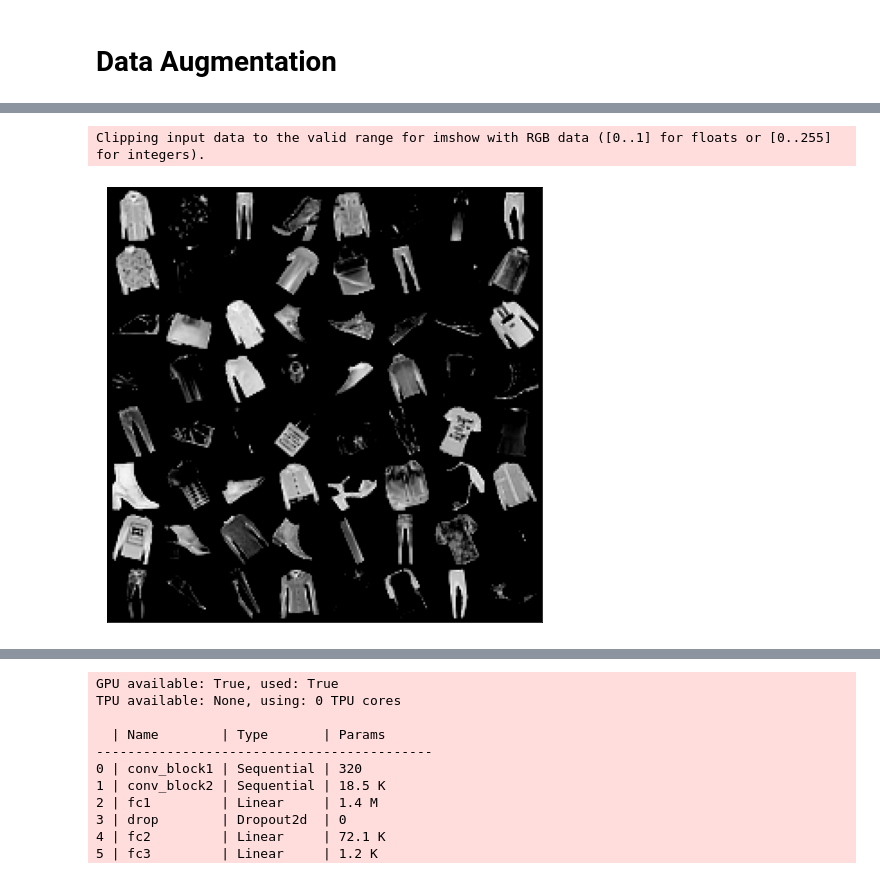
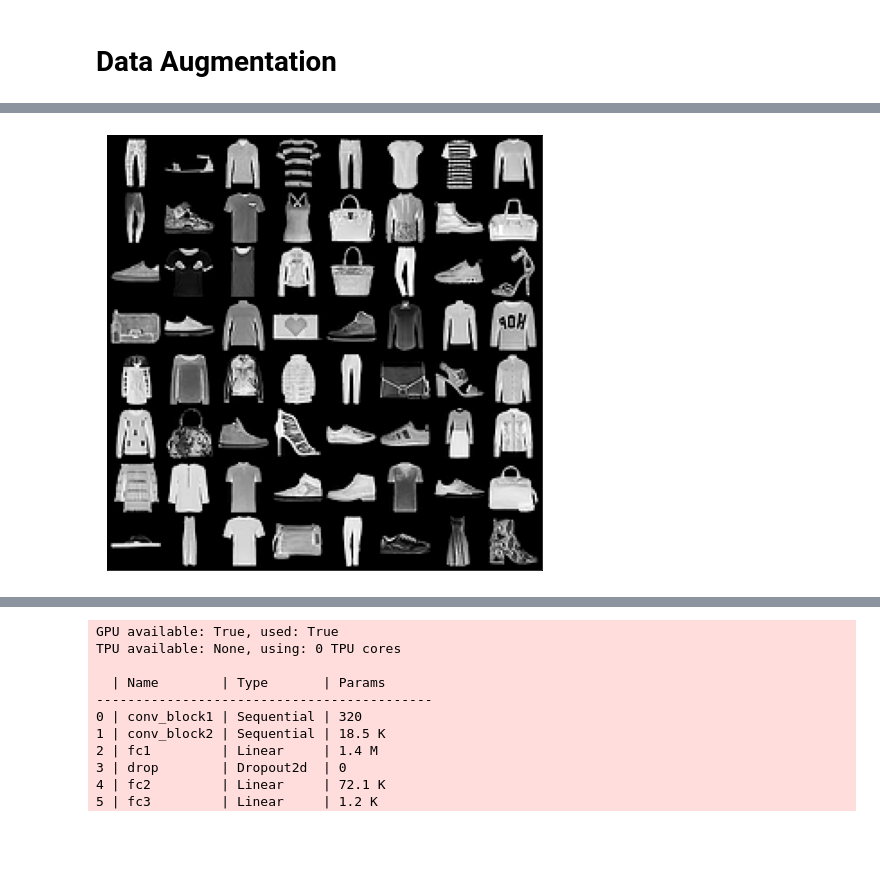
Before and after one commit to JLechuga94/DeepLearning, a Jupyter notebook: T4/tutorial04a.ipynb, the cells around one changed output, grey strips where cells are left out. Drawn from its saved outputs; the diff is of its cells as text; code cells hidden in the pictures; blank space fills up the shorter version.

```diff
--- a/T4/tutorial04a.ipynb
+++ b/T4/tutorial04a.ipynb
@@ -392,21 +399,14 @@ import PIL
 # %%
 transformers = transforms.Compose([
-    transforms.RandomHorizontalFlip(),
-    transforms.RandomRotation(90, interpolation=transforms.InterpolationMode.BILINEAR),
+    #transforms.RandomHorizontalFlip(),
     transforms.RandomVerticalFlip(),
+    #transforms.RandomRotation(90, interpolation=transforms.InterpolationMode.BILINEAR),
     transforms.ToTensor()
+    #transforms.Normalize([0.5,],[0.5,])
 ])
-# %%
-transformers = transforms.Compose([
-    transforms.RandomRotation(45, interpolation=transforms.InterpolationMode.BILINEAR),
-    #transforms.RandomResizedCrop(224),
-    transforms.RandomHorizontalFlip(),
-    transforms.ToTensor(),
-    transforms.Normalize([0.5,],[0.5,])
-])
 # %%
 # We just make data augmentation for the training dataset
-fmnist_train_t = torchvision.datasets.FashionMNIST(
+train_t = torchvision.datasets.FashionMNIST(
     root = './data/FashionMNIST',
     train = True,
     download = True,
@@ -429,3 +427,3 @@ Transform: Compose(
 # %%
-fmnist_train_loader_t = DataLoader(fmnist_train_t, batch_size=64, num_workers=num_workers, shuffle=True)
+train_loader_t = DataLoader(train_t, batch_size=64, num_workers=num_workers, shuffle=True)
 # %%
@@ -436,9 +433,8 @@ show_images(torchvision.utils.make_grid(images))
 # %%
-fmnist_train_t_iter = iter(fmnist_train_loader_t)
-images, labels = next(fmnist_train_t_iter)
-show_images(torchvision.utils.make_grid(images))
+train_t_iter = iter(train_loader_t)
+images_t, labels_t = next(train_t_iter)
+show_images(torchvision.utils.make_grid(images_t))
 # %% [output]
-Clipping input data to the valid range for imshow with RGB data ([0..1] for floats or [0..255] for integers).
-[figure, old version]
+[figure, new version]
 # %%
 # 2 CONV + 3 FC
```
Also changed, not shown: parts of 29 cells of this notebook.
